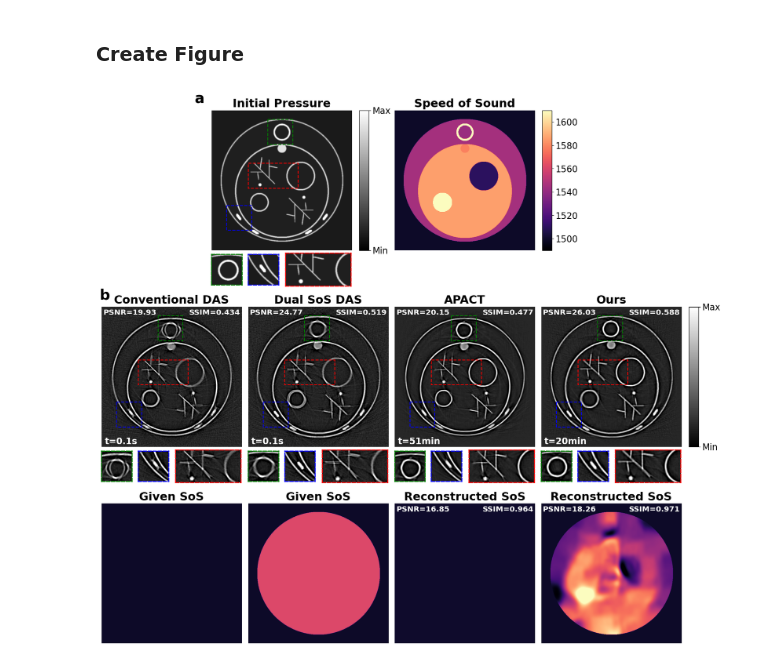
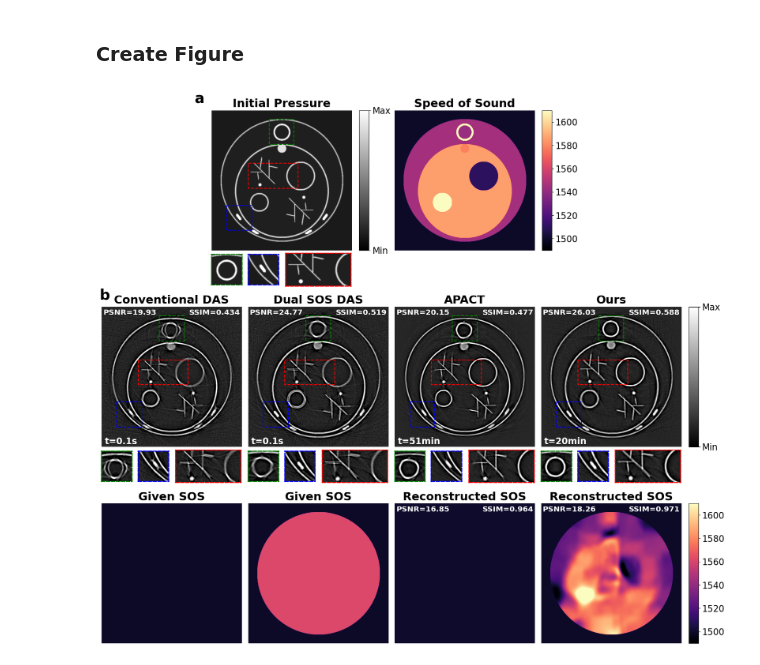
Before and after one commit to Lukeli0425/Coord-SoS-PACT, a Jupyter notebook: figures/figure_simulation.ipynb, the cells around one changed output. Cells and saved outputs as stored; diff of their text form; code cells hidden in the pictures.

Commit message:
update figures

```diff
--- a/figures/figure_simulation.ipynb
+++ b/figures/figure_simulation.ipynb
@@ -26,11 +26,11 @@ rec_dual_das = load_mat(os.path.join(results_path, 'das_dual_simulation_easy.mat
 rec_apact = load_mat(os.path.join(results_path, 'apact_simulation_easy.mat'))
 rec_jr = load_mat(os.path.join(results_path, 'jr_simulation_easy.mat'))
 
-SoS_gt = load_mat(os.path.join(data_path, 'SoS.mat'))
-SoS_uniform = load_mat(os.path.join(data_path, 'SoS_uniform.mat'))
-SoS_dual = load_mat(os.path.join(data_path, 'SoS_SB.mat'))
-SoS_jr = load_mat(os.path.join(results_path, 'SoS_jr.mat'))
-SoS_APACT = np.ones_like(SoS_gt) * 1500
+SOS_gt = load_mat(os.path.join(data_path, 'SoS.mat'))
+SOS_uniform = load_mat(os.path.join(data_path, 'SoS_uniform.mat'))
+SOS_dual = load_mat(os.path.join(data_path, 'SoS_SB.mat'))
+SOS_jr = load_mat(os.path.join(results_path, 'SoS_jr.mat'))
+SOS_APACT = np.ones_like(SOS_gt) * 1500
 # %% [output]
 Successfully loaded data from "../data/IP.mat".
 Successfully loaded data from "../results/das_simulation_easy.mat".
@@ -45,16 +45,16 @@ Successfully loaded data from "../results/SoS_jr.mat".
 [gt, rec_das, rec_dual_das, rec_apact, rec_jr] = \
     [standardize(img) for img in [gt, rec_das, rec_dual_das, rec_apact, rec_jr]]
 data_range_img = rec_das.max() - rec_das.min()
-data_range_SoS = SoS_gt.max() - SoS_gt.min()
+data_range_SOS = SOS_gt.max() - SOS_gt.min()
 # %% [markdown]
 ### Create Figure
 # %%
-patches = [(36, 225, 100, 100, 'green'), (380, 60, 100, 100,'blue'), (212, 146, 100, 200, 'red')]
+patches = [(36, 230, 100, 100, 'green'), (380, 60, 100, 100,'blue'), (212, 146, 100, 200, 'red')]
 
 fig = plt.figure(figsize=(20, 18.5))
 gs = GridSpec(30, 16)
 norm = Normalize(vmax=5, vmin=-1)
-norm_sos = Normalize(vmax=1610, vmin=1490)
+norm_SOS = Normalize(vmax=1610, vmin=1490)
 
 ax = plt.subplot(gs[0:8,3:7])
 plt.title('a', loc='left', x=-0.12, y=1.03, fontsize=28, fontweight='semibold', color='black')
@@ -80,17 +80,17 @@ for k, (x, y, h, w, color) in enumerate(patches):
 ax = plt.subplot(gs[0:8,8:12])
 plt.axis('off')
 plt.title('Speed of Sound', fontsize=22, fontweight='semibold')
-plt.imshow(SoS_gt, cmap='magma', norm=norm_sos)
+plt.imshow(SOS_gt, cmap='magma', norm=norm_SOS)
 cax = fig.add_axes([ax.get_position().x1+0.01, ax.get_position().y0, 0.013, ax.get_position().height])
-cb = plt.colorbar(cax=cax, norm=norm_sos)
+cb = plt.colorbar(cax=cax, norm=norm_SOS)
 cb.set_ticks([1500, 1520, 1540, 1560, 1580, 1600])
 cb.set_ticklabels(['1500', '1520', '1540', '1560', '1580', '1600'], fontsize=17)
 
-for idx, (img, method, time, SoS, SoS_title) in enumerate(zip([rec_das, rec_dual_das, rec_apact, rec_jr],
-                                                              ['Conventional DAS', 'Dual SoS DAS', 'APACT', 'Ours'],
+for idx, (img, method, time, SOS, SOS_title) in enumerate(zip([rec_das, rec_dual_das, rec_apact, rec_jr],
+                                                              ['Conventional DAS', 'Dual SOS DAS', 'APACT', 'Ours'],
                                                               ['t=0.1s', 't=0.1s', 't=51min', 't=20min'],
-                                                              [SoS_uniform, SoS_dual, SoS_APACT, SoS_jr],
-                                                              ['Given SoS', 'Given SoS', 'Reconstructed SoS', 'Reconstructed SoS'])):
+                                                              [SOS_uniform, SOS_dual, SOS_APACT, SOS_jr],
+                                                              ['Given SOS', 'Given SOS', 'Reconstructed SOS', 'Reconstructed SOS'])):
     ax = plt.subplot(gs[11:19,idx*4:(idx+1)*4])
     plt.title(method, fontsize=22, fontweight='semibold')
     plt.axis('off')
@@ -100,37 +100,37 @@ for idx, (img, method, time, SoS, SoS_title) in enumerate(zip([rec_das, rec_dual
     plt.title('SSIM={:.3f}'.format(ssim(gt, img, data_range=data_range_img)), loc='right', x=0.99, y=0.92, fontsize=14.5, fontweight='semibold', color='white')
     if idx == 0:
         plt.text(s='b', x=-8, y=-30, fontsize=28, fontweight='semibold', color='black')
     elif idx == 3:
         cax = fig.add_axes([ax.get_position().x1+0.01, ax.get_position().y0, 0.013, ax.get_position().height])
         cb = plt.colorbar(cax=cax, norm=norm)
         cb.set_ticks([5, -1])
         cb.set_ticklabels(['Max', 'Min'], fontsize=17)
 
     for k, (x, y, h, w, color) in enumerate(patches):
         rect = plt.Rectangle((y, x), w, h, fill=False, edgecolor=color, linewidth=1.6, linestyle='--')
         ax.add_patch(rect)
         ax2 = plt.subplot(gs[19:21,idx*4+k:idx*4+k+1+(k==2)])
         plt.imshow(img[x:x+h, y:y+w], cmap='gray', norm=norm)
         plt.xticks([])
         plt.yticks([])
         for loc in ['bottom', 'top', 'left', 'right']:
             ax2.spines[loc].set_color(color)
             ax2.spines[loc].set_linewidth(1.8)
             ax2.spines[loc].set_linestyle('--')
 
     ax = plt.subplot(gs[22:30,idx*4:(idx+1)*4])
     plt.axis('off')
-    plt.title(SoS_title, fontsize=22, fontweight='semibold')
-    plt.imshow(SoS, cmap='magma', norm=norm_sos)
+    plt.title(SOS_title, fontsize=22, fontweight='semibold')
+    plt.imshow(SOS, cmap='magma', norm=norm_SOS)
     if idx >= 2:
-        plt.title('PSNR={:.2f}'.format(psnr(SoS, SoS_gt, data_range=data_range_SoS)), loc='left', x=0.01, y=0.92, fontsize=14.5, fontweight='semibold', color='white')
-        plt.title('SSIM={:.3f}'.format(ssim(SoS, SoS_gt, data_range=data_range_SoS)), loc='right', x=0.99, y=0.92, fontsize=14.5, fontweight='semibold', color='white')
-    elif idx == 3:
+        plt.title('PSNR={:.2f}'.format(psnr(SOS, SOS_gt, data_range=data_range_SOS)), loc='left', x=0.01, y=0.92, fontsize=14.5, fontweight='semibold', color='white')
+        plt.title('SSIM={:.3f}'.format(ssim(SOS, SOS_gt, data_range=data_range_SOS)), loc='right', x=0.99, y=0.92, fontsize=14.5, fontweight='semibold', color='white')
+    if idx == 3:
         cax = fig.add_axes([ax.get_position().x1+0.01, ax.get_position().y0, 0.013, ax.get_position().height])
-        cb = plt.colorbar(cax=cax, norm=norm_sos)
+        cb = plt.colorbar(cax=cax, norm=norm_SOS)
         cb.set_ticks([1500, 1520, 1540, 1560, 1580, 1600])
         cb.set_ticklabels(['1500', '1520', '1540', '1560', '1580', '1600'], fontsize=17)
 
 plt.savefig('figure_simulation.png', bbox_inches='tight', dpi=256)
 # %% [output]
-[figure, old version]
+[figure, new version]
```
Also changed, not shown: 6 other files.
